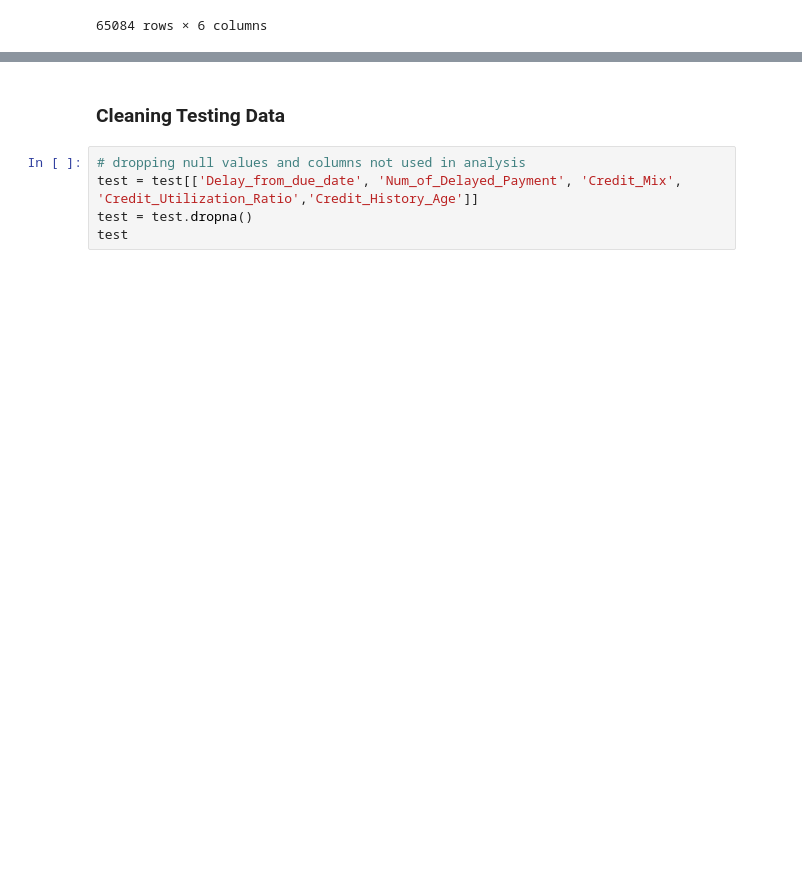
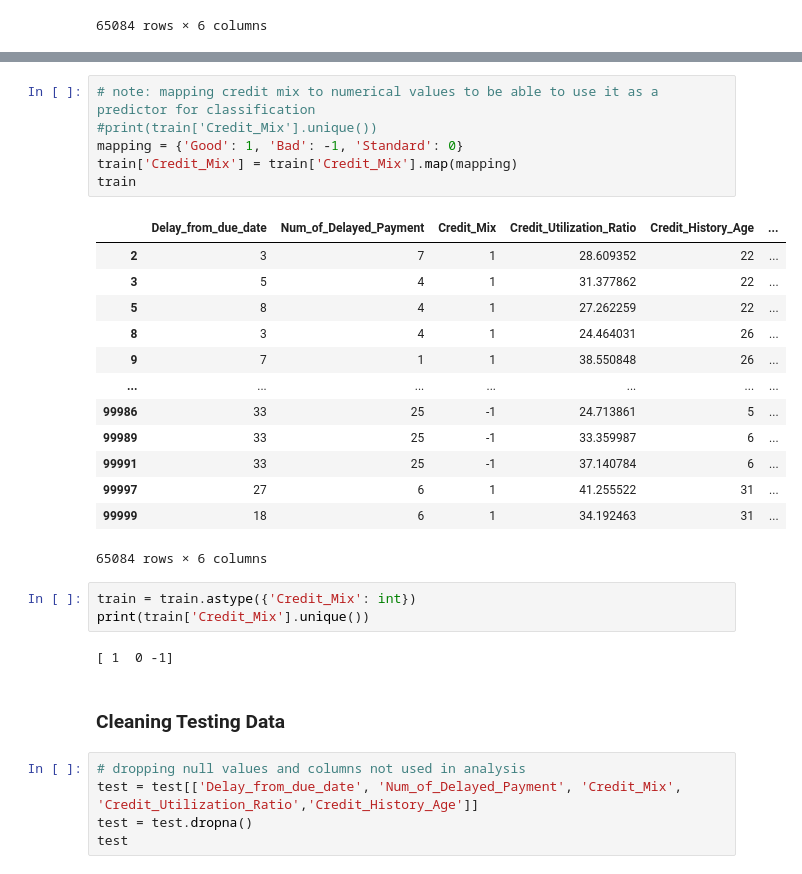
Before and after one commit to vedika37/dsci100-proj, a Jupyter notebook: proposal.ipynb, the cells around one changed output, grey strips where cells are left out. Cells and saved outputs as stored; diff of their text form; blank space fills up the shorter version.

```diff
--- a/proposal.ipynb
+++ b/proposal.ipynb
@@ -153,3 +181,28 @@ train
+# %%
+# note: mapping credit mix to numerical values to be able to use it as a predictor for classification
+#print(train['Credit_Mix'].unique())
+mapping = {'Good': 1, 'Bad': -1, 'Standard': 0}
+train['Credit_Mix'] = train['Credit_Mix'].map(mapping)
+train
+# %% [output]
+|  | Delay_from_due_date | Num_of_Delayed_Payment | Credit_Mix | Credit_Utilization_Ratio | Credit_History_Age | ... |
+| 2 | 3 | 7 | 1 | 28.609352 | 22 | ... |
+| 3 | 5 | 4 | 1 | 31.377862 | 22 | ... |
+| 5 | 8 | 4 | 1 | 27.262259 | 22 | ... |
+| 8 | 3 | 4 | 1 | 24.464031 | 26 | ... |
+| 9 | 7 | 1 | 1 | 38.550848 | 26 | ... |
+| ... | ... | ... | ... | ... | ... | ... |
+| 99986 | 33 | 25 | -1 | 24.713861 | 5 | ... |
+| 99989 | 33 | 25 | -1 | 33.359987 | 6 | ... |
+| 99991 | 33 | 25 | -1 | 37.140784 | 6 | ... |
+| 99997 | 27 | 6 | 1 | 41.255522 | 31 | ... |
+| 99999 | 18 | 6 | 1 | 34.192463 | 31 | ... |
+65084 rows × 6 columns
+# %%
+train = train.astype({'Credit_Mix': int})
+print(train['Credit_Mix'].unique())
+# %% [output]
+[ 1  0 -1]
 # %% [markdown]
 ### Cleaning Testing Data
 # %%
```
Also changed, not shown: parts of 11 cells of this notebook.
